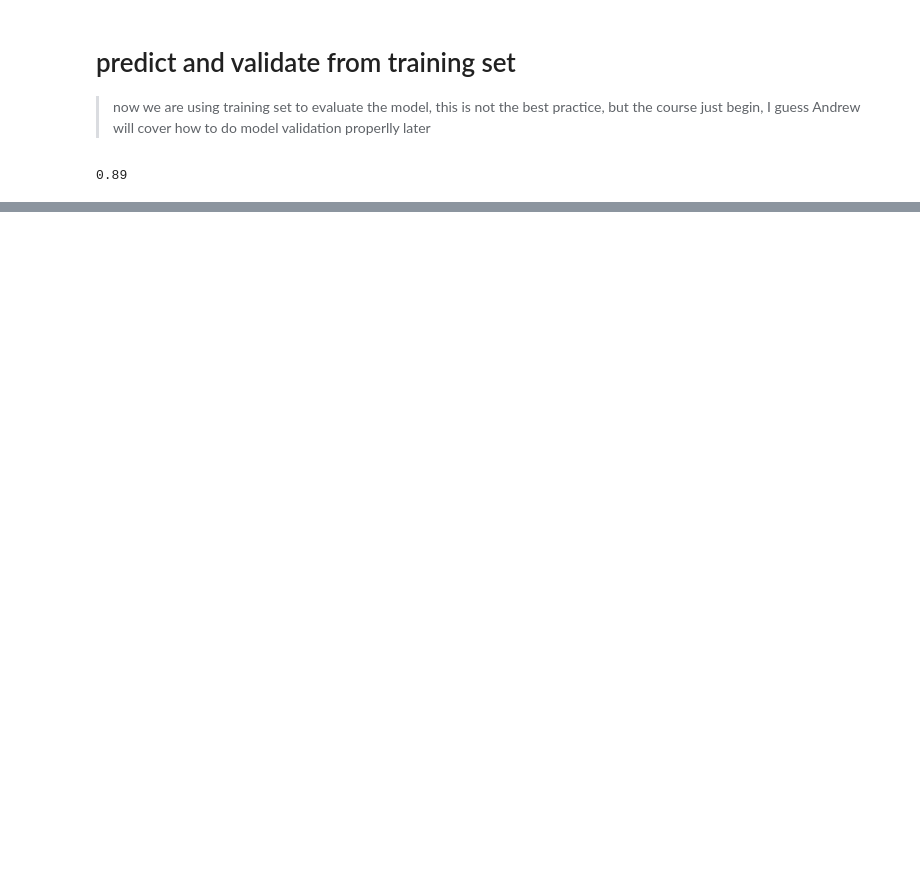
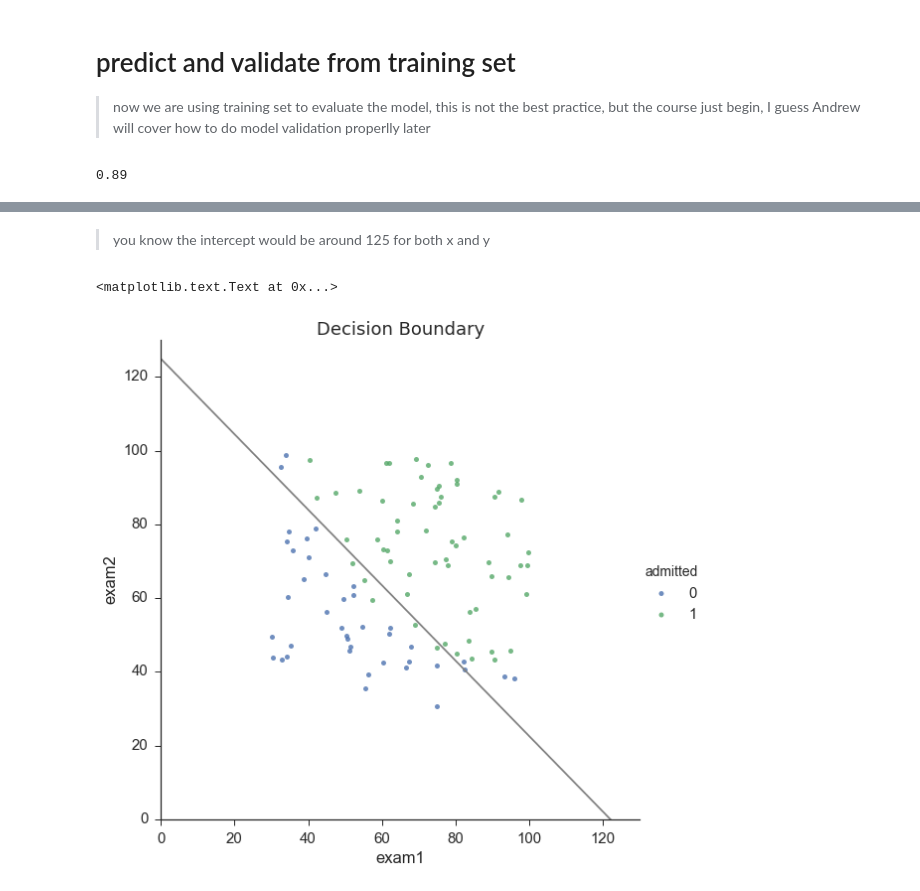
Before and after one commit to lukaemon/Coursera-ML-AndrewNg, a Jupyter notebook: machine-learning-ex2/2- logistic regression (np).ipynb, the cells around one changed output, grey strips where cells are left out. Cells and saved outputs as stored; diff of their text form; code cells hidden in the pictures; blank space fills up the shorter version.

Commit message:
decision boundary is fun

```diff
--- a/machine-learning-ex2/2- logistic regression (np).ipynb
+++ b/machine-learning-ex2/2- logistic regression (np).ipynb
@@ -114,0 +125,6 @@ print(accuracy)
+# %%
+coef = -(res.x / res.x[2])  # find the equation
+print(coef)
+
+x = np.arange(130, step=0.1)
+y = coef[0] + coef[1]*x
@@ -114,0 +145,18 @@ print(accuracy)
+# %% [markdown]
+> you know the intercept would be around 125 for both x and y
+# %%
+sns.set(context="notebook", style="ticks", font_scale=1.5)
+
+sns.lmplot('exam1', 'exam2', hue='admitted', data=data,
+           size=8,
+           fit_reg=False,
+           scatter_kws={"s": 25}
+          )
+
+plt.plot(x, y, 'grey')
+plt.xlim(0, 130)
+plt.ylim(0, 130)
+plt.title('Decision Boundary')
+# %% [output]
+<matplotlib.text.Text at 0x...>
+[figure, added]
```
Also changed, not shown: parts of 7 cells of this notebook.
